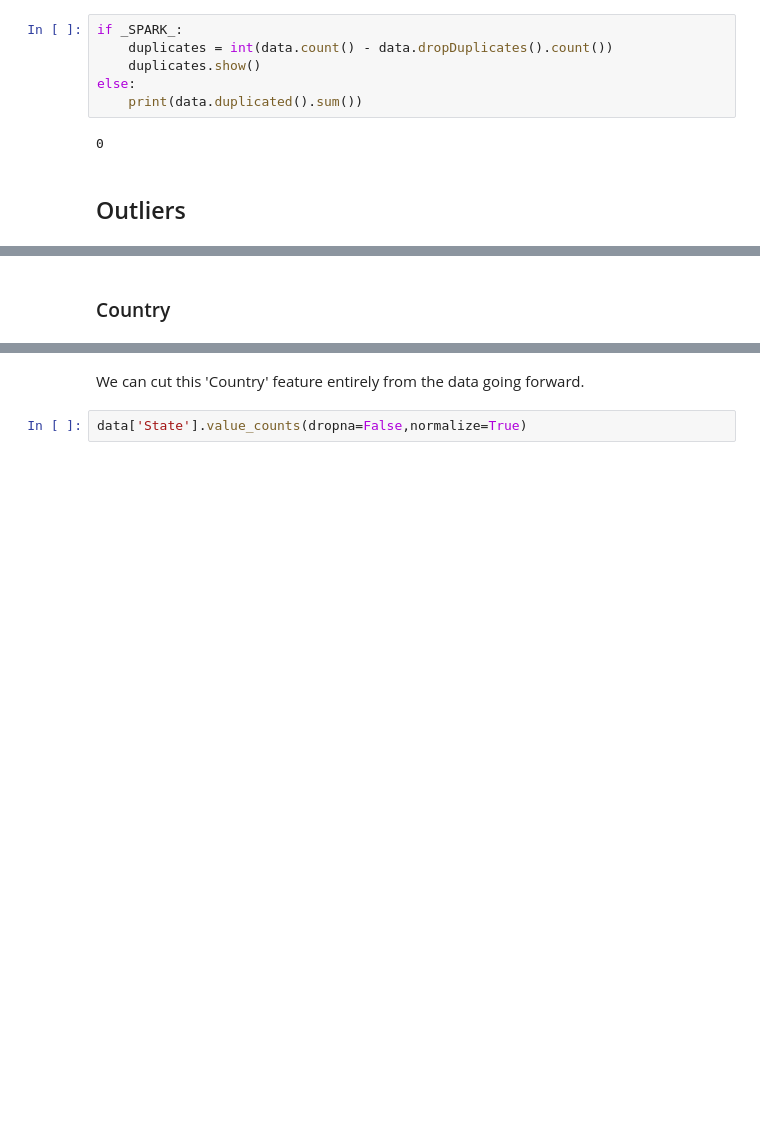
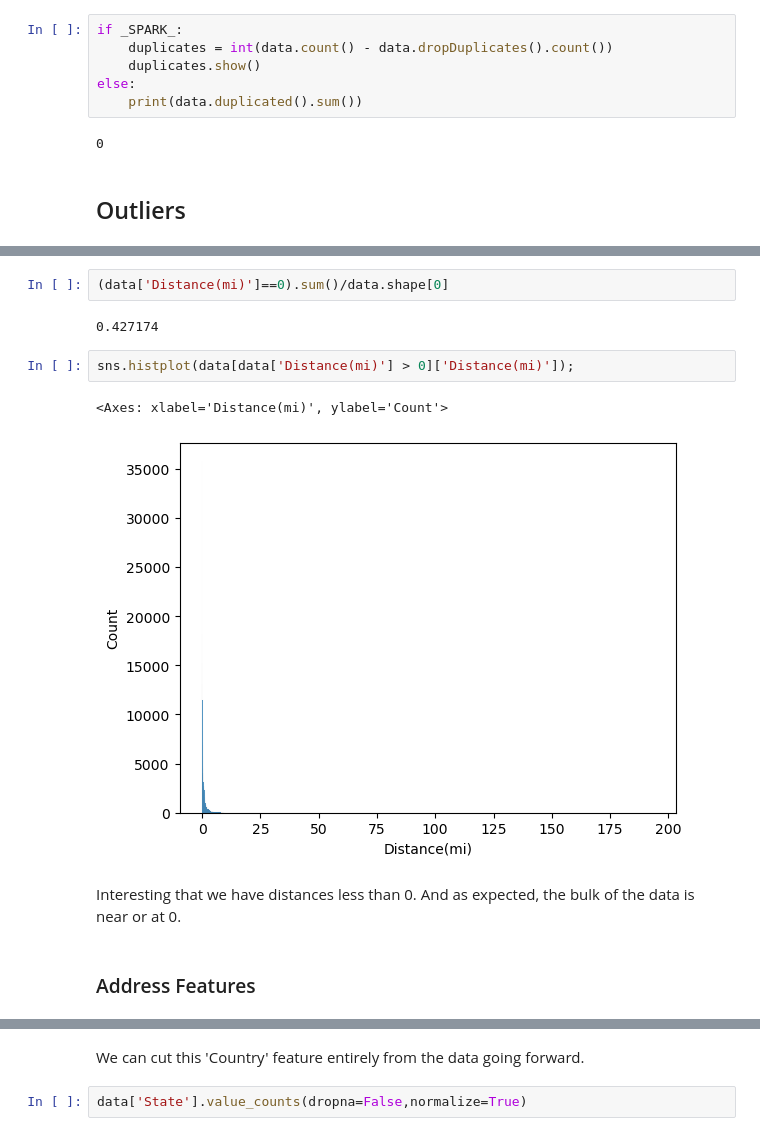
Before and after one commit to gpo2105/Capstone_1, a Jupyter notebook: Draft.ipynb, the cells around one changed output, grey strips where cells are left out. Cells and saved outputs as stored; diff of their text form; blank space fills up the shorter version.

```diff
--- a/Draft.ipynb
+++ b/Draft.ipynb
@@ -265,5 +310,16 @@ sns.histplot(data['Distance(mi)'])
+# %%
+(data['Distance(mi)']==0).sum()/data.shape[0]
+# %% [output]
+0.427174
+# %%
+sns.histplot(data[data['Distance(mi)'] > 0]['Distance(mi)']);
+# %% [output]
+<Axes: xlabel='Distance(mi)', ylabel='Count'>
+[figure, added]
+# %% [markdown]
+Interesting that we have distances less than 0.  And as expected, the bulk of the data is near or at 0.
 # %% [markdown]
-### Country
+### Address Features
 # %%
 data['Country'].value_counts()
 # %% [output]
```
Also changed, not shown: parts of 78 cells of this notebook.
